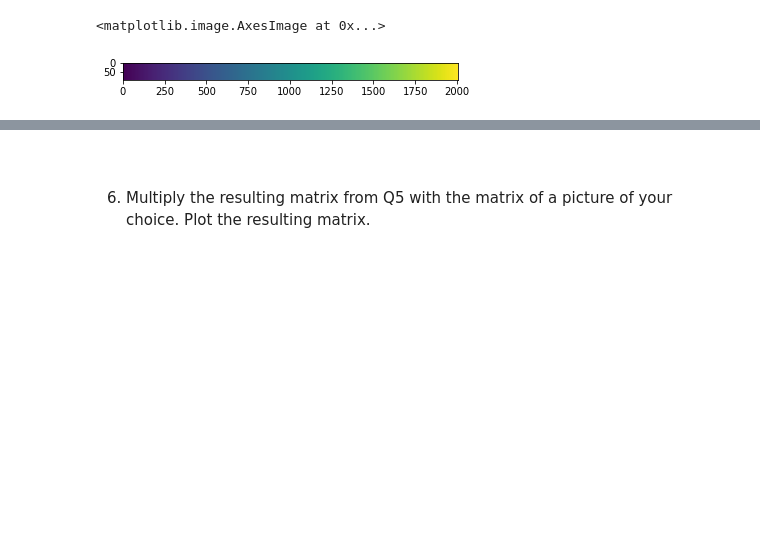
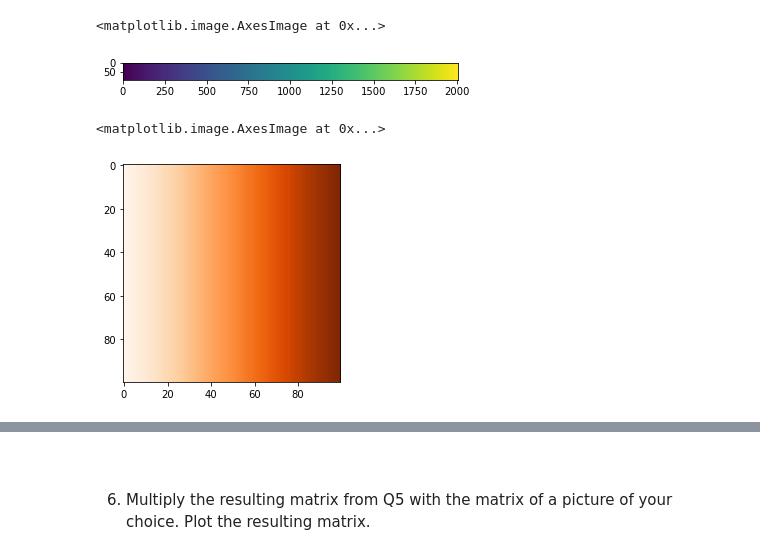
Before and after one commit to femidof/42_NumPy-Pythonfilter, a Jupyter notebook: notebook/numpy_rush.ipynb, the cells around one changed output, grey strips where cells are left out. Cells and saved outputs as stored; diff of their text form; code cells hidden in the pictures; blank space fills up the shorter version.

```diff
--- a/notebook/numpy_rush.ipynb
+++ b/notebook/numpy_rush.ipynb
@@ -135,3 +133,8 @@ plt.imshow(btheplot)
 # %% [output]
 <matplotlib.image.AxesImage at 0x...>
 [figure]
+# %%
+plt.imshow(atheplot,cmap="Oranges")
+# %% [output]
+<matplotlib.image.AxesImage at 0x...>
+[figure, added]
```
Also changed, not shown: parts of 18 cells of this notebook, 1 other file.
